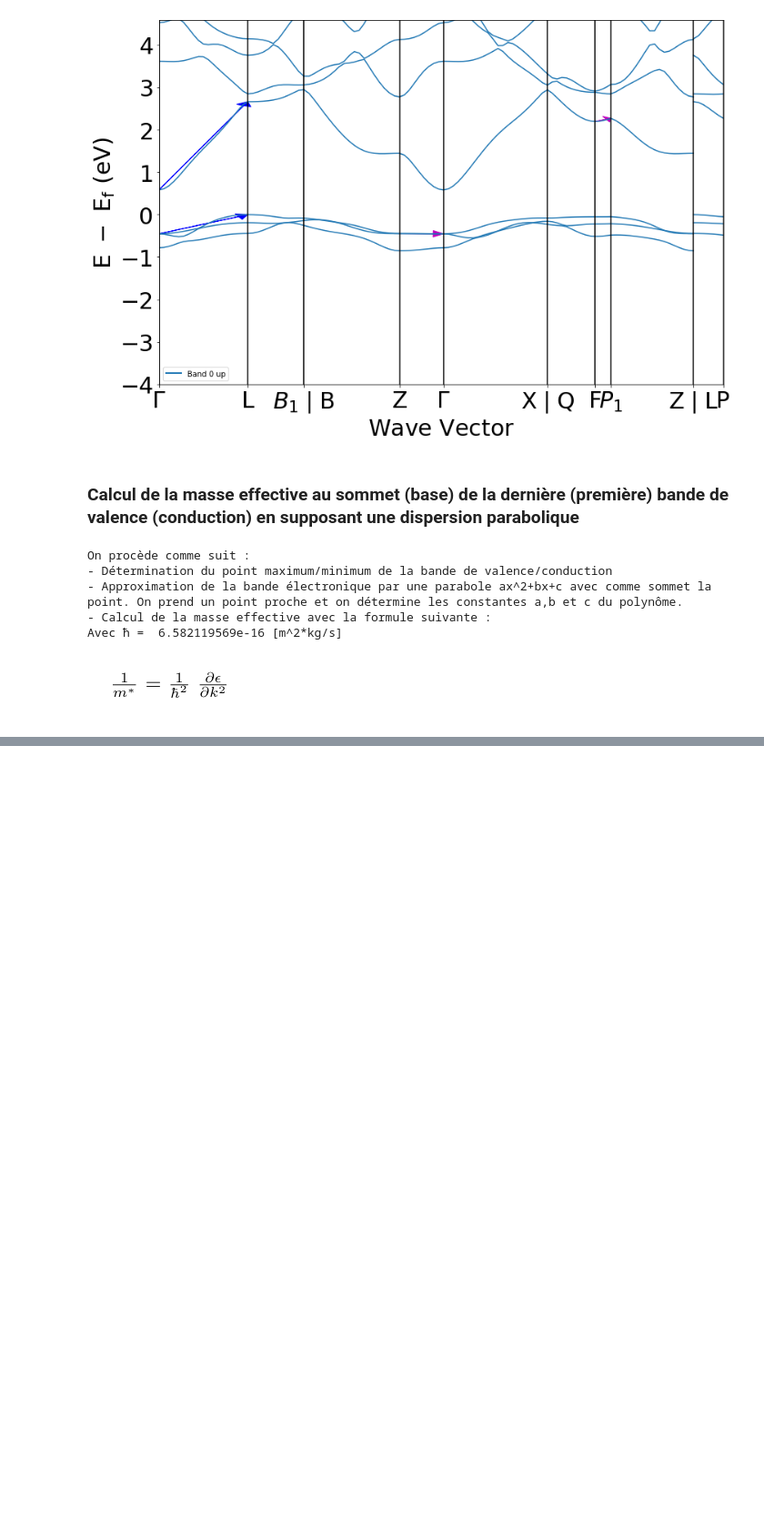
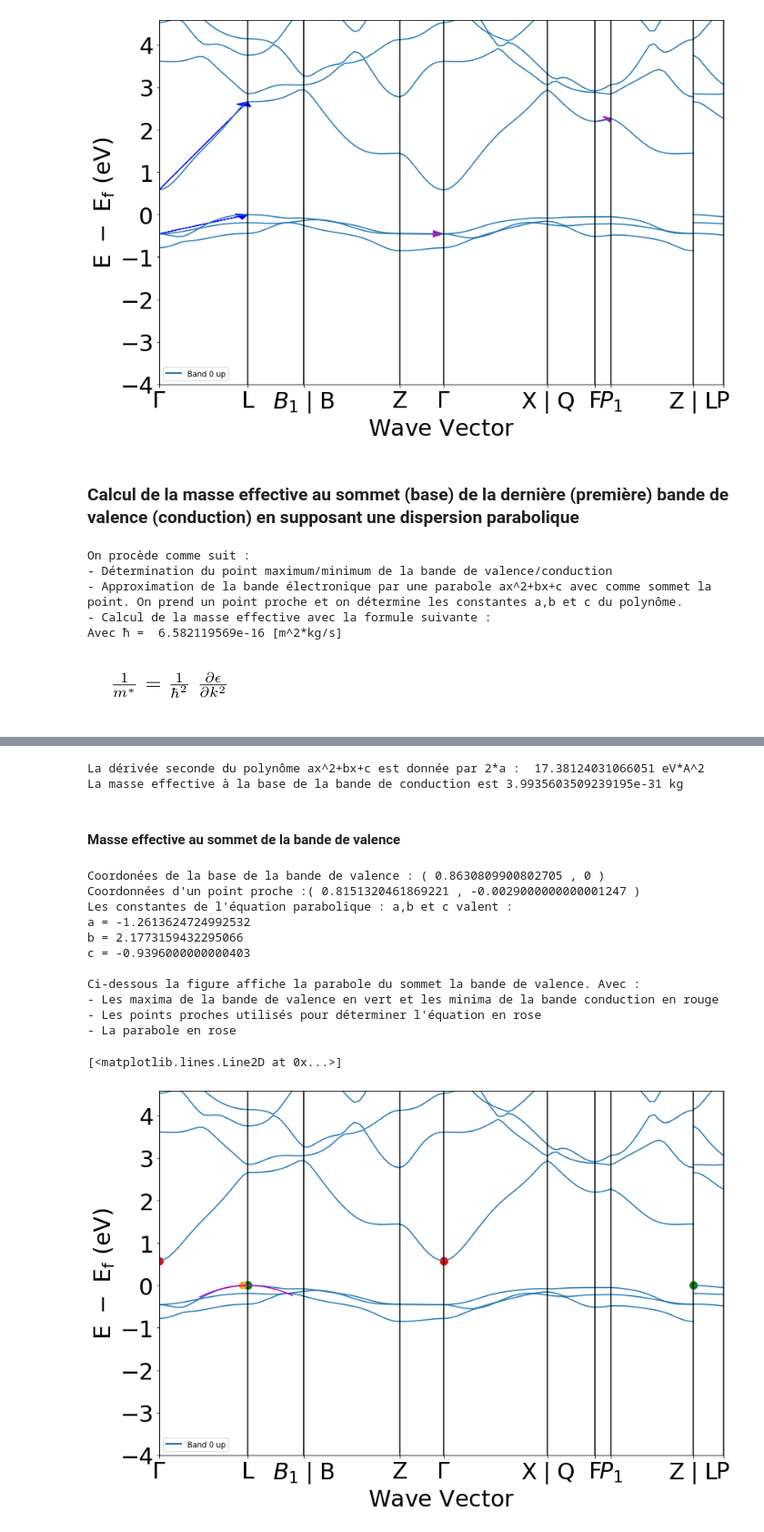
Before and after one commit to Alice-Giot/lmapr1492, a Jupyter notebook: bands.ipynb, the cells around one changed output, grey strips where cells are left out. Shown at 91% size. Drawn from its saved outputs; the diff is of its cells as text; code cells hidden in the pictures; blank space fills up the shorter version.

```diff
--- a/bands.ipynb
+++ b/bands.ipynb
@@ -304,0 +224,69 @@ La masse effective au sommet de la bande de valence est -2.7515101197279135e-30
+# %%
+#Calcul de la masse effective
+
+ev = 1.60218*10**(-19) #conversion eV en Joule [kg*m^2/s^2]
+angstrom = 10**(-20) #conversion des Angström^2 en m^2
+
+derivc = 2*ac*ev*angstrom
+meffc = (hbar**2)/derivc
+
+print("La dérivée seconde du polynôme ax^2+bx+c est donnée par 2*a : ", 2*ac, "eV*A^2")
+print("La masse effective à la base de la bande de conduction est", meffc, "kg")
+# %% [output]
+La dérivée seconde du polynôme ax^2+bx+c est donnée par 2*a :  17.38124031066051 eV*A^2
+La masse effective à la base de la bande de conduction est 3.9935603509239195e-31 kg
+# %% [markdown]
+#### Masse effective au sommet de la bande de valence
+# %%
+#Sommet de la bande de valence
+#Distance à laquelle se trouve le maximum de la bande de valence
+xv = distance[indexDistance[1]]
+#Energie maximale de la bande de valence = energie de référence du graphique
+yv = 0
+print("\nCoordonées de la base de la bande de valence : (", xv,",", yv, ")")
+
+#Choix d'un point proche
+xPv = distance[indexDistance[1]] - deltaK[0]/(len(energieBand.get('1')[0][11])-1)
+yPv = energieBand.get('1')[0][11][-2]
+
+av = (yPv-yv)/(xPv-xv)**2
+cv = yv+av*xv*xv
+
+print("Coordonnées d'un point proche :(", xPv,",", yPv, ")")
+print("Les constantes de l'équation parabolique : a,b et c valent :")
+print("a =", av)
+print("b =", bv)
+print("c =", cv)
+
+
+
+#Figure
+print("\nCi-dessous la figure affiche la parabole du sommet la bande de valence. Avec :")
+print("- Les maxima de la bande de valence en vert et les minima de la bande conduction en rouge ")
+print("- Les points proches utilisés pour déterminer l'équation en orange")
+print("- La parabole en rose")
+
+
+#Graphique valence
+bsPlot.get_plot(zero_to_efermi=True, ylim=None, smooth=False, vbm_cbm_marker=True,smooth_tol=None)
+polynomv = np.polynomial.polynomial.Polynomial([cv,bv,av])
+abscissesv = np.linspace(0.4,1.3,100)
+ordonnéesv = np.zeros((100))
+for i in range(0,100):
+    ordonnéesv[i] = polynomv(abscissesv[i])
+plt.scatter(xPv,yPv , c = "orange", s = 100, edgecolor = 'none', marker = 'o')
+plt.plot(abscissesv, ordonnéesv, color="m")
+# %% [output]
+Coordonées de la base de la bande de valence : ( 0.8630809900802705 , 0 )
+Coordonnées d'un point proche :( 0.8151320461869221 , -0.0029000000000001247 )
+Les constantes de l'équation parabolique : a,b et c valent :
+a = -1.2613624724992532
+b = 2.1773159432295066
+c = -0.9396000000000403
+
+Ci-dessous la figure affiche la parabole du sommet la bande de valence. Avec :
+- Les maxima de la bande de valence en vert et les minima de la bande conduction en rouge
+- Les points proches utilisés pour déterminer l'équation en rose
+- La parabole en rose
+[<matplotlib.lines.Line2D at 0x...>]
+[figure, added]
```
Also changed, not shown: parts of 9 cells of this notebook.
